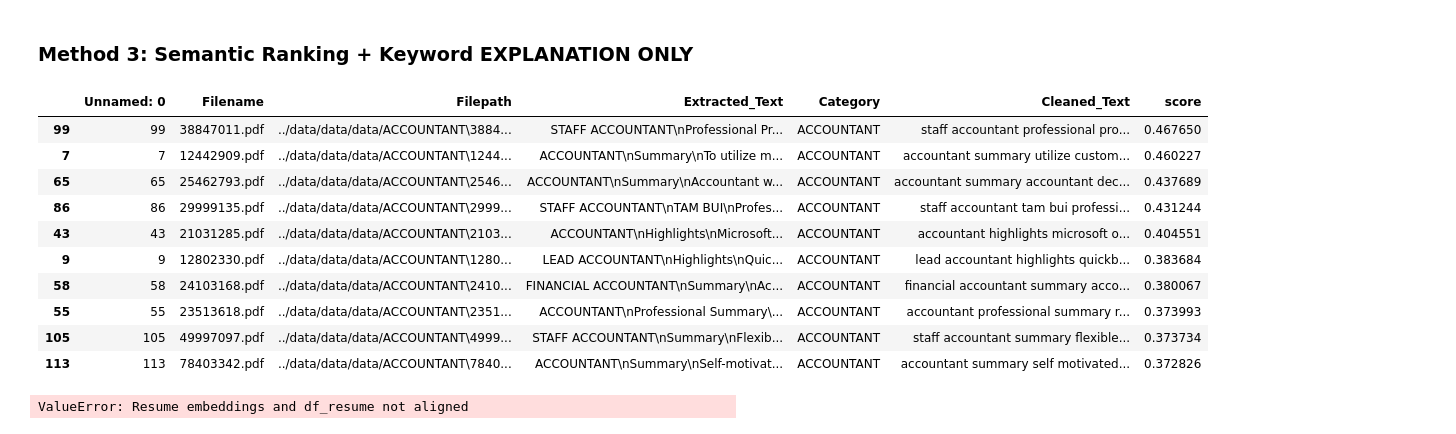
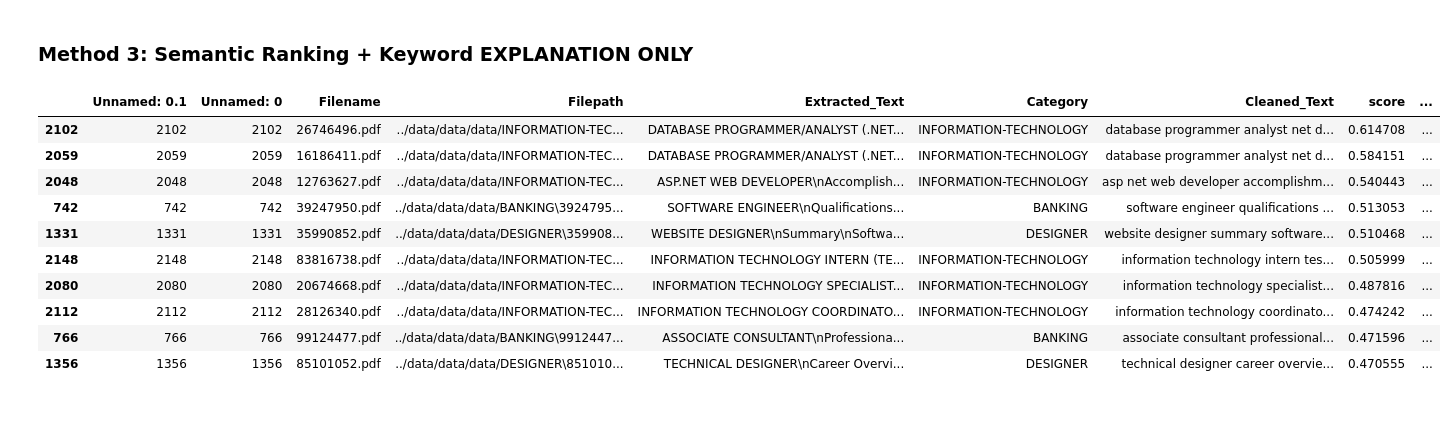
Before and after one commit to Suemy19710/InterviewMate, a Jupyter notebook: notebook/04_jddata.ipynb, the cells around one changed output. Drawn from its saved outputs; the diff is of its cells as text; code cells hidden in the pictures.

```diff
--- a/notebook/04_jddata.ipynb
+++ b/notebook/04_jddata.ipynb
@@ -231,10 +266,12 @@ def match_jd_to_resumes_method_2(jd_embedding, jd_keywords,
 
     return results.sort_values(by="final_score", ascending=False)
 # %%
-# jd = df.iloc[0]
-# jd_text = jd["JD_text"]
-# jd_embedding = model.encode(jd_text, normalize_embeddings=True)
+jd = df.iloc[0]
 
-# results = match_jd_to_resumes_method_2(jd, jd_embedding, top_k=10)
-# print(jd)
-# results.head()
+jd_text = jd["JD_text"]
+jd_keywords = jd["Keywords"]
+
+jd_embedding = model.encode(jd_text, normalize_embeddings=True)
+
+
+match_jd_to_resumes_method_2(jd_embedding, jd_keywords, top_k=10)
@@ -256,36 +305,53 @@ def explain_fit_only(resume_text, jd_keywords):
 
     return ", ".join(matched) if matched else "No matching keywords"
 
+def missing_skills_only(resume_text, jd_keywords):
+    resume_norm = normalize_for_match(resume_text)
+    resume_tokens = set(resume_norm.split())
+
+    missing = []
+
+    for raw_kw in extract_keywords(jd_keywords):
+        kw_norm = normalize_for_match(raw_kw)
+        kw_tokens = kw_norm.split()
+
+        # skill is missing if any token isn't present
+        if not (kw_tokens and all(t in resume_tokens for t in kw_tokens)):
+            missing.append(raw_kw)
+    return ", ".join(missing) if missing else "None"
+
 def match_jd_to_resumes_method_3(jd_embedding, jd_keywords, top_k=10):
-    results = match_jd_to_resumes_method_1(jd_embedding, top_k)
+    results = match_jd_to_resumes(jd_embedding, top_k)
 
     results["Why it fits?"] = results["Cleaned_Text"].apply(
         lambda txt: explain_fit_only(txt, jd_keywords)
     )
 
+    results["Missing skilss"] = results["Cleaned_Text"].apply(
+        lambda txt: missing_skills_only(txt, jd_keywords)
+
+    )
+
     return results
 # %%
 jd = df.iloc[0]
 
 jd_text = jd["JD_text"]
 jd_keywords = jd["Keywords"]
 
 jd_embedding = model.encode(jd_text, normalize_embeddings=True)
+
+
+match_jd_to_resumes_method_3(jd_embedding, jd_keywords, top_k=10)
+# %% [output]
+|  | Unnamed: 0.1 | Unnamed: 0 | Filename | Filepath | Extracted_Text | Category | Cleaned_Text | score | ... |
+| 2102 | 2102 | 2102 | 26746496.pdf | ../data/data/data/INFORMATION-TEC... | DATABASE PROGRAMMER/ANALYST (.NET... | INFORMATION-TECHNOLOGY | database programmer analyst net d... | 0.614708 | ... |
+| 2059 | 2059 | 2059 | 16186411.pdf | ../data/data/data/INFORMATION-TEC... | DATABASE PROGRAMMER/ANALYST (.NET... | INFORMATION-TECHNOLOGY | database programmer analyst net d... | 0.584151 | ... |
+| 2048 | 2048 | 2048 | 12763627.pdf | ../data/data/data/INFORMATION-TEC... | ASP.NET WEB DEVELOPER\nAccomplish... | INFORMATION-TECHNOLOGY | asp net web developer accomplishm... | 0.540443 | ... |
+| 742 | 742 | 742 | 39247950.pdf | ../data/data/data/BANKING\3924795... | SOFTWARE ENGINEER\nQualifications... | BANKING | software engineer qualifications ... | 0.513053 | ... |
+| 1331 | 1331 | 1331 | 35990852.pdf | ../data/data/data/DESIGNER\359908... | WEBSITE DESIGNER\nSummary\nSoftwa... | DESIGNER | website designer summary software... | 0.510468 | ... |
+| 2148 | 2148 | 2148 | 83816738.pdf | ../data/data/data/INFORMATION-TEC... | INFORMATION TECHNOLOGY INTERN (TE... | INFORMATION-TECHNOLOGY | information technology intern tes... | 0.505999 | ... |
+| 2080 | 2080 | 2080 | 20674668.pdf | ../data/data/data/INFORMATION-TEC... | INFORMATION TECHNOLOGY SPECIALIST... | INFORMATION-TECHNOLOGY | information technology specialist... | 0.487816 | ... |
+| 2112 | 2112 | 2112 | 28126340.pdf | ../data/data/data/INFORMATION-TEC... | INFORMATION TECHNOLOGY COORDINATO... | INFORMATION-TECHNOLOGY | information technology coordinato... | 0.474242 | ... |
+| 766 | 766 | 766 | 99124477.pdf | ../data/data/data/BANKING\9912447... | ASSOCIATE CONSULTANT\nProfessiona... | BANKING | associate consultant professional... | 0.471596 | ... |
+| 1356 | 1356 | 1356 | 85101052.pdf | ../data/data/data/DESIGNER\851010... | TECHNICAL DESIGNER\nCareer Overvi... | DESIGNER | technical designer career overvie... | 0.470555 | ... |
-# %%
-match_jd_to_resumes_method_1(jd_embedding, top_k=10)
-# %% [output]
-|  | Unnamed: 0 | Filename | Filepath | Extracted_Text | Category | Cleaned_Text | score |
-| 99 | 99 | 38847011.pdf | ../data/data/data/ACCOUNTANT\3884... | STAFF ACCOUNTANT\nProfessional Pr... | ACCOUNTANT | staff accountant professional pro... | 0.467650 |
-| 7 | 7 | 12442909.pdf | ../data/data/data/ACCOUNTANT\1244... | ACCOUNTANT\nSummary\nTo utilize m... | ACCOUNTANT | accountant summary utilize custom... | 0.460227 |
-| 65 | 65 | 25462793.pdf | ../data/data/data/ACCOUNTANT\2546... | ACCOUNTANT\nSummary\nAccountant w... | ACCOUNTANT | accountant summary accountant dec... | 0.437689 |
-| 86 | 86 | 29999135.pdf | ../data/data/data/ACCOUNTANT\2999... | STAFF ACCOUNTANT\nTAM BUI\nProfes... | ACCOUNTANT | staff accountant tam bui professi... | 0.431244 |
-| 43 | 43 | 21031285.pdf | ../data/data/data/ACCOUNTANT\2103... | ACCOUNTANT\nHighlights\nMicrosoft... | ACCOUNTANT | accountant highlights microsoft o... | 0.404551 |
-| 9 | 9 | 12802330.pdf | ../data/data/data/ACCOUNTANT\1280... | LEAD ACCOUNTANT\nHighlights\nQuic... | ACCOUNTANT | lead accountant highlights quickb... | 0.383684 |
-| 58 | 58 | 24103168.pdf | ../data/data/data/ACCOUNTANT\2410... | FINANCIAL ACCOUNTANT\nSummary\nAc... | ACCOUNTANT | financial accountant summary acco... | 0.380067 |
-| 55 | 55 | 23513618.pdf | ../data/data/data/ACCOUNTANT\2351... | ACCOUNTANT\nProfessional Summary\... | ACCOUNTANT | accountant professional summary r... | 0.373993 |
-| 105 | 105 | 49997097.pdf | ../data/data/data/ACCOUNTANT\4999... | STAFF ACCOUNTANT\nSummary\nFlexib... | ACCOUNTANT | staff accountant summary flexible... | 0.373734 |
-| 113 | 113 | 78403342.pdf | ../data/data/data/ACCOUNTANT\7840... | ACCOUNTANT\nSummary\nSelf-motivat... | ACCOUNTANT | accountant summary self motivated... | 0.372826 |
-# %%
-match_jd_to_resumes_method_2(jd_embedding, jd_keywords, top_k=10)
-# %% [output]
-ValueError: Resume embeddings and df_resume not aligned
```
Also changed, not shown: parts of 9 cells of this notebook, 11 other files.
